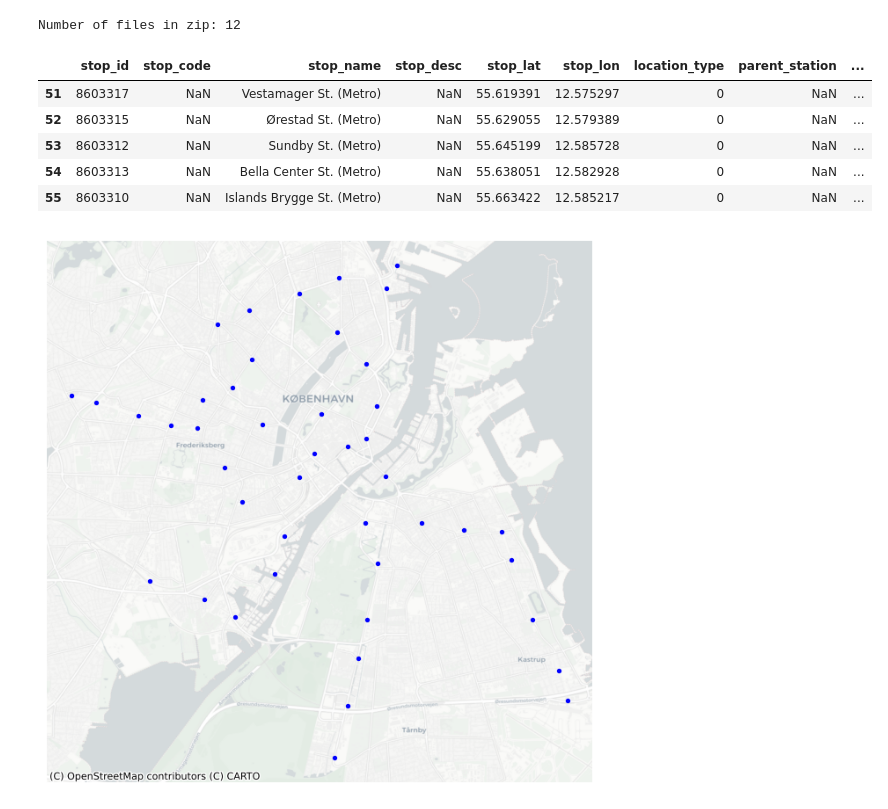
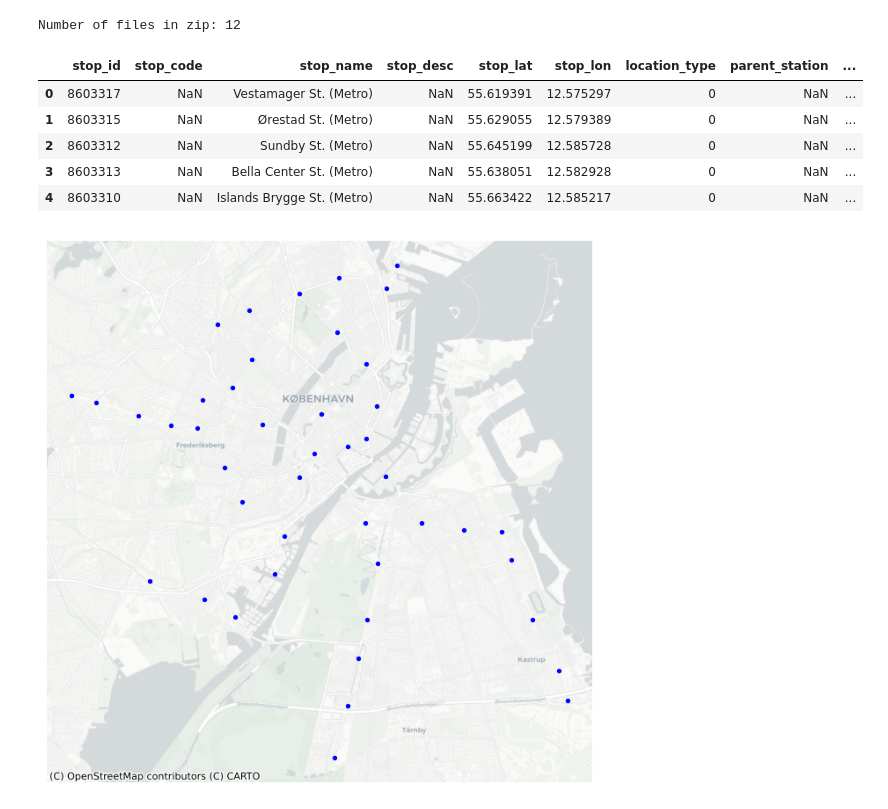
Before and after one commit to jevgbur/Genetic-algorithms-metro-optimization, a Jupyter notebook: GA_toy_algorithmn.ipynb, the cells around one changed output. Cells and saved outputs as stored; diff of their text form; code cells hidden in the pictures.

```diff
--- a/GA_toy_algorithmn.ipynb
+++ b/GA_toy_algorithmn.ipynb
@@ -74,15 +77,20 @@ gdf_stops = gpd.GeoDataFrame(
     geometry=gpd.points_from_xy(metro_stops.stop_lon, metro_stops.stop_lat),
     crs="EPSG:4326"
 )
+
+gdf_stops_3857 = gdf_stops.to_crs(epsg=3857)
+
+# fix the indexing
+gdf_stops_3857 = gdf_stops_3857.reset_index(drop=True)
 # %%
-gdf_stops.head()
+gdf_stops_3857.head()
 # %% [output]
 |  | stop_id | stop_code | stop_name | stop_desc | stop_lat | stop_lon | location_type | parent_station | ... |
-| 51 | 8603317 | NaN | Vestamager St. (Metro) | NaN | 55.619391 | 12.575297 | 0 | NaN | ... |
-| 52 | 8603315 | NaN | Ørestad St. (Metro) | NaN | 55.629055 | 12.579389 | 0 | NaN | ... |
-| 53 | 8603312 | NaN | Sundby St. (Metro) | NaN | 55.645199 | 12.585728 | 0 | NaN | ... |
-| 54 | 8603313 | NaN | Bella Center St. (Metro) | NaN | 55.638051 | 12.582928 | 0 | NaN | ... |
-| 55 | 8603310 | NaN | Islands Brygge St. (Metro) | NaN | 55.663422 | 12.585217 | 0 | NaN | ... |
+| 0 | 8603317 | NaN | Vestamager St. (Metro) | NaN | 55.619391 | 12.575297 | 0 | NaN | ... |
+| 1 | 8603315 | NaN | Ørestad St. (Metro) | NaN | 55.629055 | 12.579389 | 0 | NaN | ... |
+| 2 | 8603312 | NaN | Sundby St. (Metro) | NaN | 55.645199 | 12.585728 | 0 | NaN | ... |
+| 3 | 8603313 | NaN | Bella Center St. (Metro) | NaN | 55.638051 | 12.582928 | 0 | NaN | ... |
+| 4 | 8603310 | NaN | Islands Brygge St. (Metro) | NaN | 55.663422 | 12.585217 | 0 | NaN | ... |
 # %%
 ## Make a empty graph and import nodes based on lat and lon
 G = nx.Graph()
```
Also changed, not shown: parts of 8 cells of this notebook.
